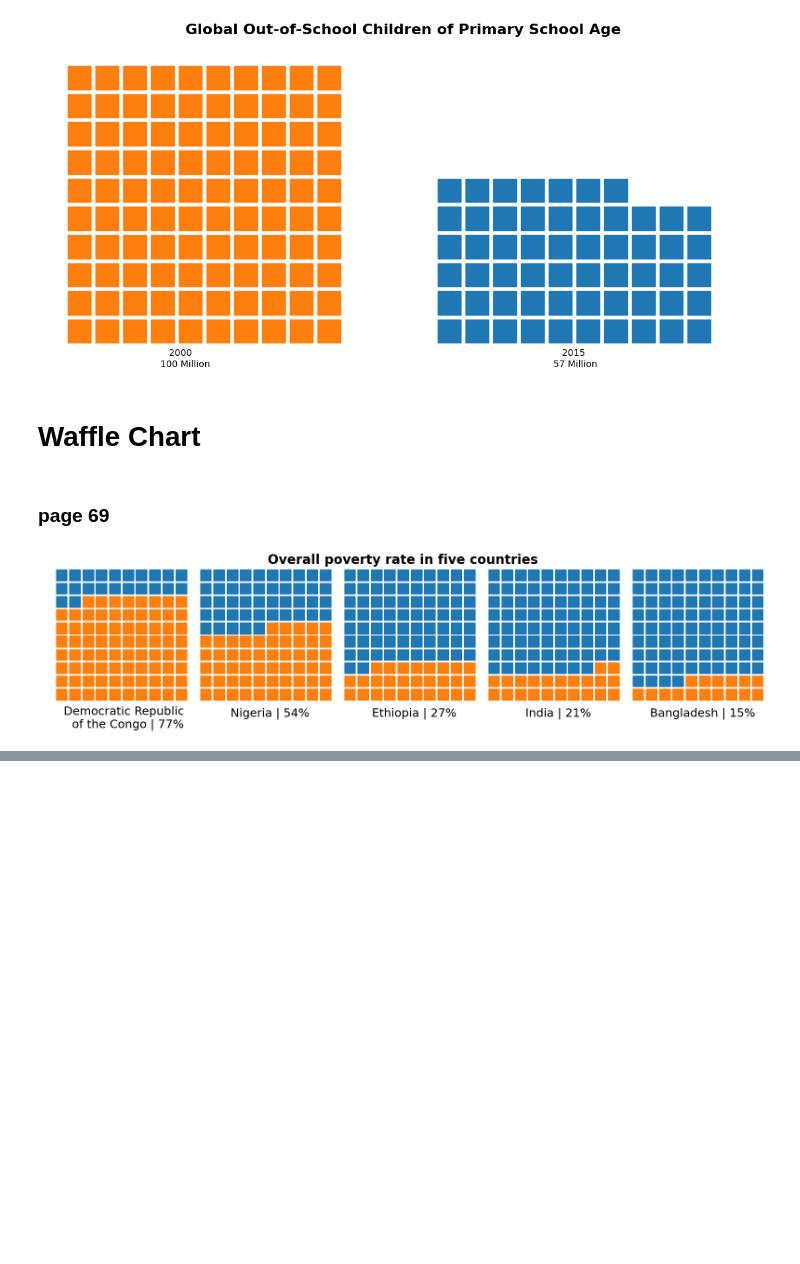
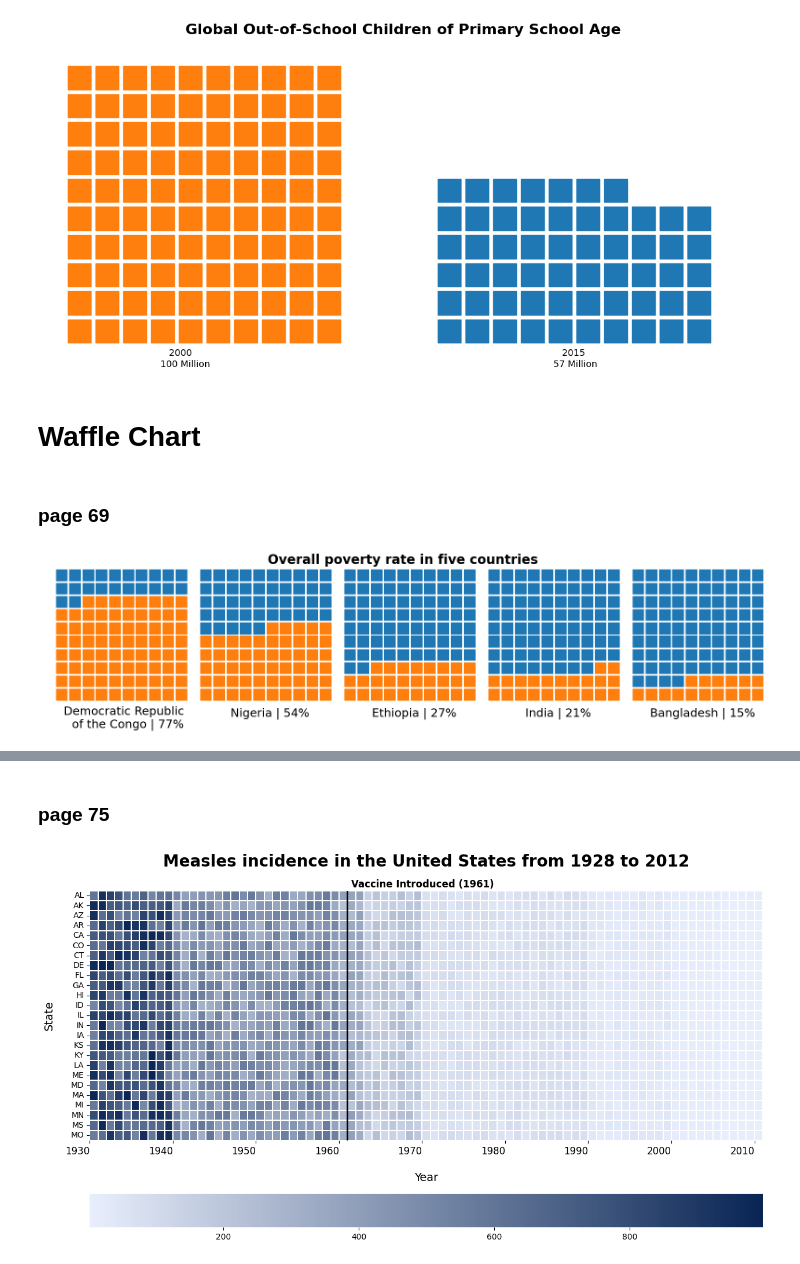
Before and after one commit to Aashish-Raghav/Data-Visualization---Multiple-Plots, a Jupyter notebook: IIT2022010.ipynb, the cells around one changed output, grey strips where cells are left out. Cells and saved outputs as stored; diff of their text form; code cells hidden in the pictures; blank space fills up the shorter version.

```diff
--- a/IIT2022010.ipynb
+++ b/IIT2022010.ipynb
@@ -1960,0 +2191,68 @@ plt.show()
+# %% [markdown]
+### page 75
+# %%
+import numpy as np
+import pandas as pd
+import matplotlib.pyplot as plt
+import seaborn as sns
+from matplotlib.colors import LinearSegmentedColormap
+
+# Data Generation
+np.random.seed(42)
+years = list(range(1930, 2011))
+countries = ['AL', 'AK', 'AZ', 'AR', 'CA', 'CO', 'CT', 'DE', 'FL', 'GA',
+             'HI', 'ID', 'IL', 'IN', 'IA', 'KS', 'KY', 'LA', 'ME', 'MD',
+             'MA', 'MI', 'MN', 'MS', 'MO']
+
+data = []
+for country in countries:
+    cases = []
+    for year in years:
+        if year < 1940:
+          case_count = np.random.randint(500, 1000)
+        elif year >= 1940 and year < 1960:
+          case_count = np.random.randint(300, 600)
+        elif year >= 1960 and year < 1963:
+          case_count = np.random.randint(200,400)
+        elif year >= 1963 and year < 1970:
+          case_count = np.random.randint(100,250)
+        elif year >= 1970 and year < 1990:
+          case_count = np.random.randint(50,100)
+        elif year >=1990 and year < 2000:
+          case_count = np.random.randint(20,50)
+        elif  year >= 2000 and year < 2006:
+          case_count = np.random.randint(10,20)
+        else:
+          case_count = np.random.randint(3,10)
+        cases.append(case_count)
+
+    data.append(cases)
+
+df = pd.DataFrame(data, index=countries, columns=years)
+
+# Custom Color Map
+cmap = LinearSegmentedColormap.from_list('measles_cmap', ['#e8eefc', '#092554'])
+
+# Plotting
+plt.figure(figsize=(15, 8))
+sns.heatmap(df, cmap=cmap, linewidths=0.2, linecolor='white', cbar_kws={"orientation": "horizontal"})
+
+# Title and Labels
+plt.title('Measles incidence in the United States from 1928 to 2012', fontsize=20, fontweight='bold', pad=30)
+plt.xlabel('Year', fontsize=14, labelpad=20)
+plt.ylabel('State', fontsize=14, labelpad=20)
+
+# Vaccination Line
+plt.axvline(x=years.index(1961), color='black', linestyle='solid', linewidth=2)
+plt.text(years.index(1961) + 0.5, -0.1, 'Vaccine Introduced (1961)', color='black',
+         fontsize=12, fontweight='bold', rotation=0, verticalalignment='bottom')
+
+plt.gca().set_xticks(range(0, len(years), 10))
+plt.gca().set_xticklabels(years[::10], rotation=45, ha='right', fontsize=10)
+# Adjustments
+plt.xticks(rotation=0, ha='right', fontsize=12)
+plt.yticks(rotation=0, fontsize=10)
+plt.grid(False)
+plt.show()
+# %% [output]
+[figure, added]
```
Also changed, not shown: parts of 7 cells of this notebook.
